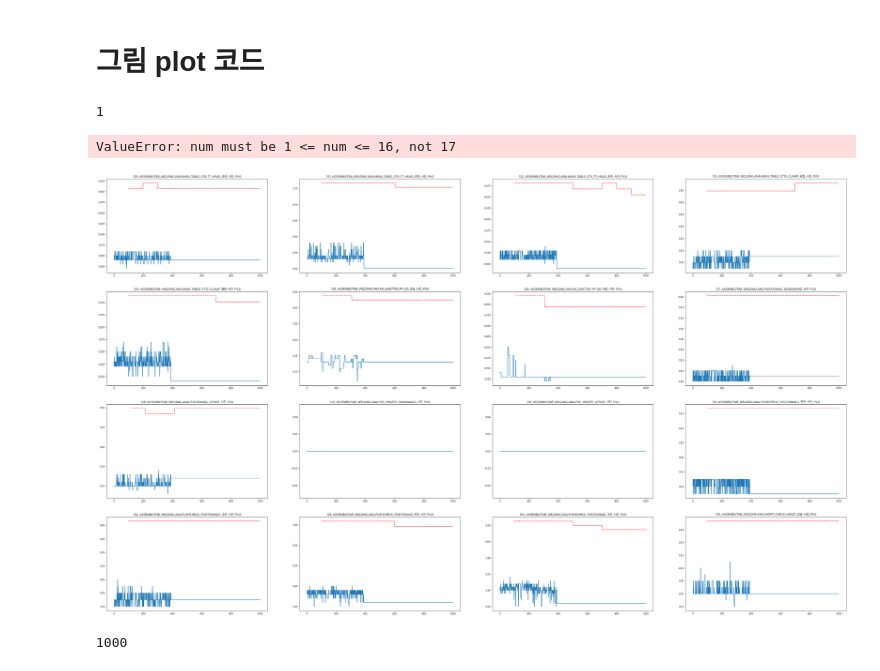
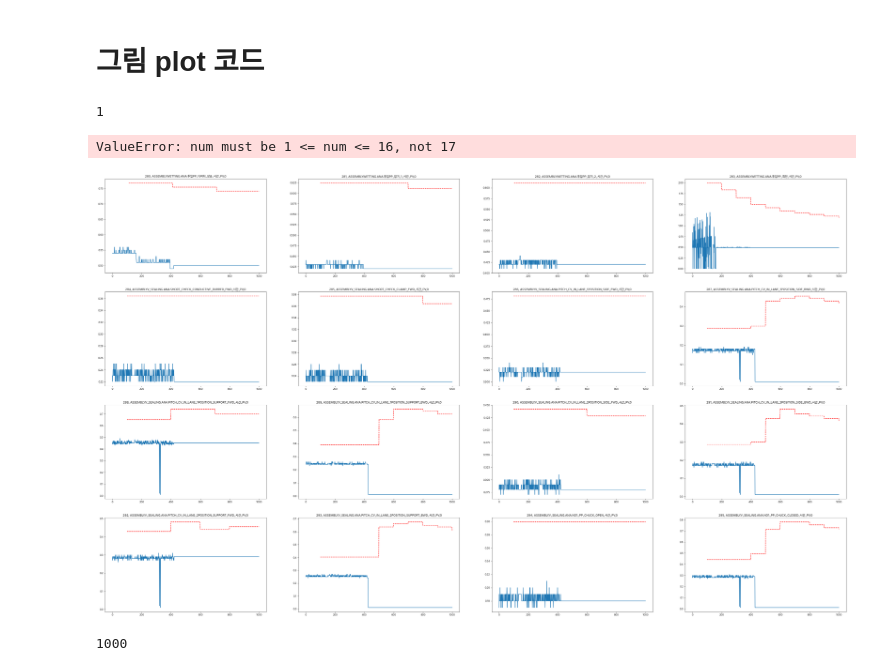
Before and after one commit to hongjunhyeok/csv, a Jupyter notebook: main.ipynb, the cells around one changed output. Drawn from its saved outputs; the diff is of its cells as text; code cells hidden in the pictures.

```diff
--- a/main.ipynb
+++ b/main.ipynb
@@ -400,37 +400,37 @@ b=0
 c=0
 
 
-for i in range(120,len(detector.df_columns)):
+for i in range(280,len(detector.df_columns)):
 
 
 
     if not detector.cylinder_info_std.stat[i]:
         b+=1
         plt.subplot(4,4,b)
 
         plt.title(f'{i}, {detector.df_columns[i]},{detector.cylinder_info_std.count[i]}')
 
         plt.plot(detector.cylinder_info_std.value[i])
         plt.plot(detector.cylinder_info_std.max_limit[i], 'r--', label = '수정중인 상한선')
         # plt.plot(detector.cylinder_info_std.min_limit[i], 'b--', label = '수정중인 하한선')
 
 plt.figure(figsize=(50,30))
 b = 0
 for i in range(0,len(detector.df_columns)):
 
 
     #
     if  detector.cylinder_info_crest.stat[i]:
         b+=1
         plt.subplot(6,6,b)
 
         plt.title(f'{detector.df_columns[i]}')
 
         plt.plot(detector.cylinder_info_crest.value[i])
 # %% [output]
 1
 ValueError: num must be 1 <= num <= 16, not 17
-[figure, old version]
+[figure, new version]
 # %%
 a = []
 
```
Also changed, not shown: parts of 3 cells of this notebook.
